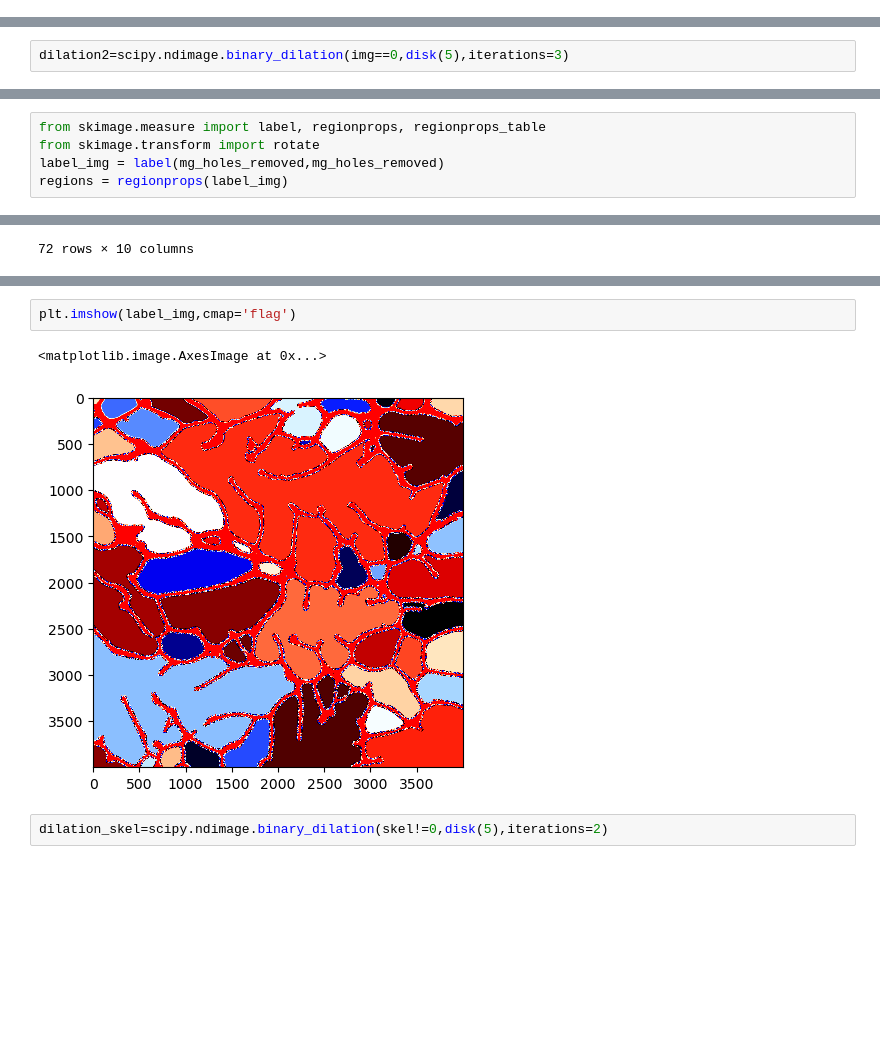
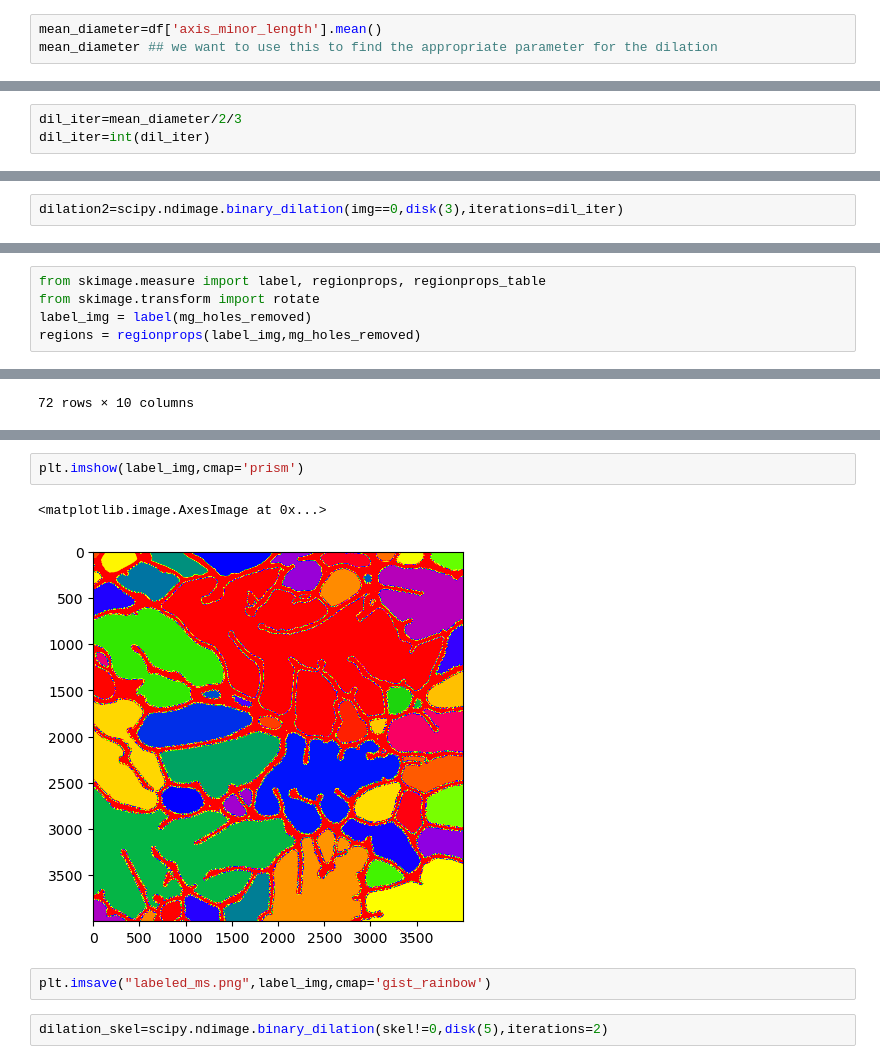
Before and after one commit to potsci/random_projects, a Jupyter notebook: find_eutectic_isles.ipynb, the cells around one changed output, grey strips where cells are left out. Saved outputs shown, nothing was run; the diff lists cells and outputs as text; blank space fills up the shorter version.

```diff
--- a/find_eutectic_isles.ipynb
+++ b/find_eutectic_isles.ipynb
@@ -50,0 +91,3 @@ ax.set_xlim(y,y+1000)
+# %%
+mean_diameter=df['axis_minor_length'].mean()
+mean_diameter ## we want to use this to find the appropriate parameter for the dilation
@@ -50,0 +96,3 @@ ax.set_xlim(y,y+1000)
+# %%
+dil_iter=mean_diameter/2/3
+dil_iter=int(dil_iter)
@@ -56,7 +109,7 @@ footprint = disk(15)
 
 # closing= closing(invert(img), footprint)
 # %%
-dilation2=scipy.ndimage.binary_dilation(img==0,disk(5),iterations=3)
+dilation2=scipy.ndimage.binary_dilation(img==0,disk(3),iterations=dil_iter)
 # %%
 fig,ax=plt.subplots(1,3,figsize=(20,10))
 # ax[0].imshow(dilation,cmap='binary')
@@ -178,8 +263,8 @@ ax[1].imshow(mg_holes_removed)
 # %%
 from skimage.measure import label, regionprops, regionprops_table
 from skimage.transform import rotate
-label_img = label(mg_holes_removed,mg_holes_removed)
-regions = regionprops(label_img)
+label_img = label(mg_holes_removed)
+regions = regionprops(label_img,mg_holes_removed)
 # %%
 # l_img=morphology.label(invert(closing))
 properties=['label','bbox','area','area_convex','euler_number','image','perimeter']
@@ -210,8 +294,10 @@ plt.imshow(skel,cmap='binary')
 # %%
-plt.imshow(label_img,cmap='flag')
+plt.imshow(label_img,cmap='prism')
 # %% [output]
 <matplotlib.image.AxesImage at 0x...>
-[figure, old version]
+[figure, new version]
+# %%
+plt.imsave("labeled_ms.png",label_img,cmap='gist_rainbow')
 # %%
 dilation_skel=scipy.ndimage.binary_dilation(skel!=0,disk(5),iterations=2)
 # %%
```
Also changed, not shown: parts of 24 cells of this notebook, 7 other files.
